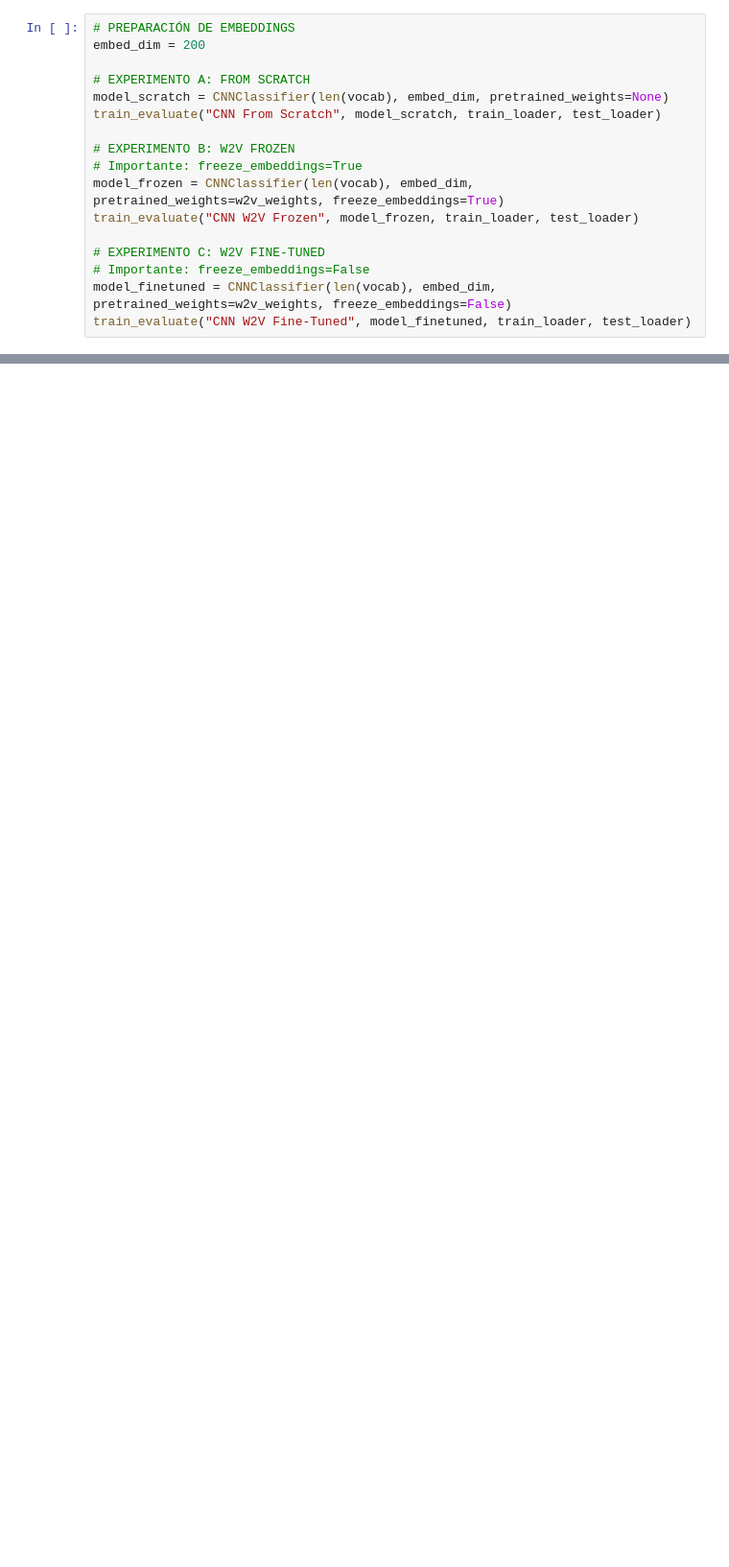
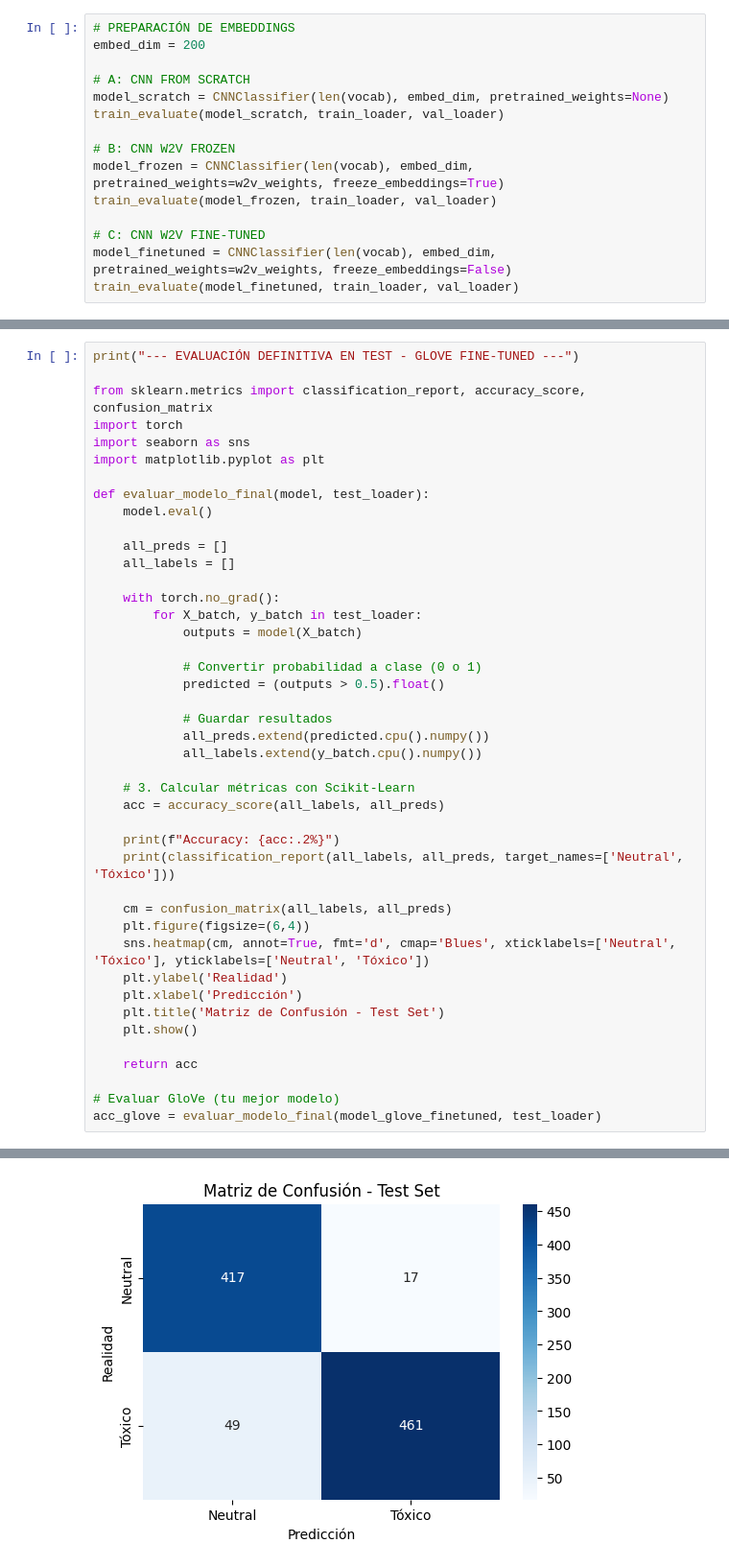
Before and after one commit to javiers2004/FPLN-DetoxificationMessages, a Jupyter notebook: entrega3.ipynb, the cells around one changed output, grey strips where cells are left out. Shown at 96% size. Saved outputs shown, nothing was run; the diff lists cells and outputs as text; blank space fills up the shorter version.

Commit message:
modelo A acabado

```diff
--- a/entrega3.ipynb
+++ b/entrega3.ipynb
@@ -376,17 +429,15 @@ Embeddings cargados: 3436 palabras encontradas. 0 no encontradas.
 # PREPARACIÓN DE EMBEDDINGS
 embed_dim = 200
 
-# EXPERIMENTO A: FROM SCRATCH
+# A: CNN FROM SCRATCH
 model_scratch = CNNClassifier(len(vocab), embed_dim, pretrained_weights=None)
-train_evaluate("CNN From Scratch", model_scratch, train_loader, test_loader)
+train_evaluate(model_scratch, train_loader, val_loader)
 
-# EXPERIMENTO B: W2V FROZEN
-# Importante: freeze_embeddings=True
+# B: CNN W2V FROZEN
 model_frozen = CNNClassifier(len(vocab), embed_dim, pretrained_weights=w2v_weights, freeze_embeddings=True)
-train_evaluate("CNN W2V Frozen", model_frozen, train_loader, test_loader)
+train_evaluate(model_frozen, train_loader, val_loader)
 
-# EXPERIMENTO C: W2V FINE-TUNED
-# Importante: freeze_embeddings=False
+# C: CNN W2V FINE-TUNED
 model_finetuned = CNNClassifier(len(vocab), embed_dim, pretrained_weights=w2v_weights, freeze_embeddings=False)
-train_evaluate("CNN W2V Fine-Tuned", model_finetuned, train_loader, test_loader)
+train_evaluate(model_finetuned, train_loader, val_loader)
 # %% [output]
@@ -495,0 +685,44 @@ Predicción: NEUTRAL 🟢 (Probabilidad: 0.2627)
+# %%
+print("--- EVALUACIÓN DEFINITIVA EN TEST - GLOVE FINE-TUNED ---")
+
+from sklearn.metrics import classification_report, accuracy_score, confusion_matrix
+import torch
+import seaborn as sns
+import matplotlib.pyplot as plt
+
+def evaluar_modelo_final(model, test_loader):
+    model.eval()
+
+    all_preds = []
+    all_labels = []
+
+    with torch.no_grad():
+        for X_batch, y_batch in test_loader:
+            outputs = model(X_batch)
+
+            # Convertir probabilidad a clase (0 o 1)
+            predicted = (outputs > 0.5).float()
+
+            # Guardar resultados
+            all_preds.extend(predicted.cpu().numpy())
+            all_labels.extend(y_batch.cpu().numpy())
+
+    # 3. Calcular métricas con Scikit-Learn
+    acc = accuracy_score(all_labels, all_preds)
+
+    print(f"Accuracy: {acc:.2%}")
+    print(classification_report(all_labels, all_preds, target_names=['Neutral', 'Tóxico']))
+
+    cm = confusion_matrix(all_labels, all_preds)
+    plt.figure(figsize=(6,4))
+    sns.heatmap(cm, annot=True, fmt='d', cmap='Blues', xticklabels=['Neutral', 'Tóxico'], yticklabels=['Neutral', 'Tóxico'])
+    plt.ylabel('Realidad')
+    plt.xlabel('Predicción')
+    plt.title('Matriz de Confusión - Test Set')
+    plt.show()
+
+    return acc
+
+# Evaluar GloVe (tu mejor modelo)
+acc_glove = evaluar_modelo_final(model_glove_finetuned, test_loader)
+# %% [output]
@@ -495,0 +739 @@ Predicción: NEUTRAL 🟢 (Probabilidad: 0.2627)
+[figure, added]
```
Also changed, not shown: parts of 30 cells of this notebook, 1 other file.
